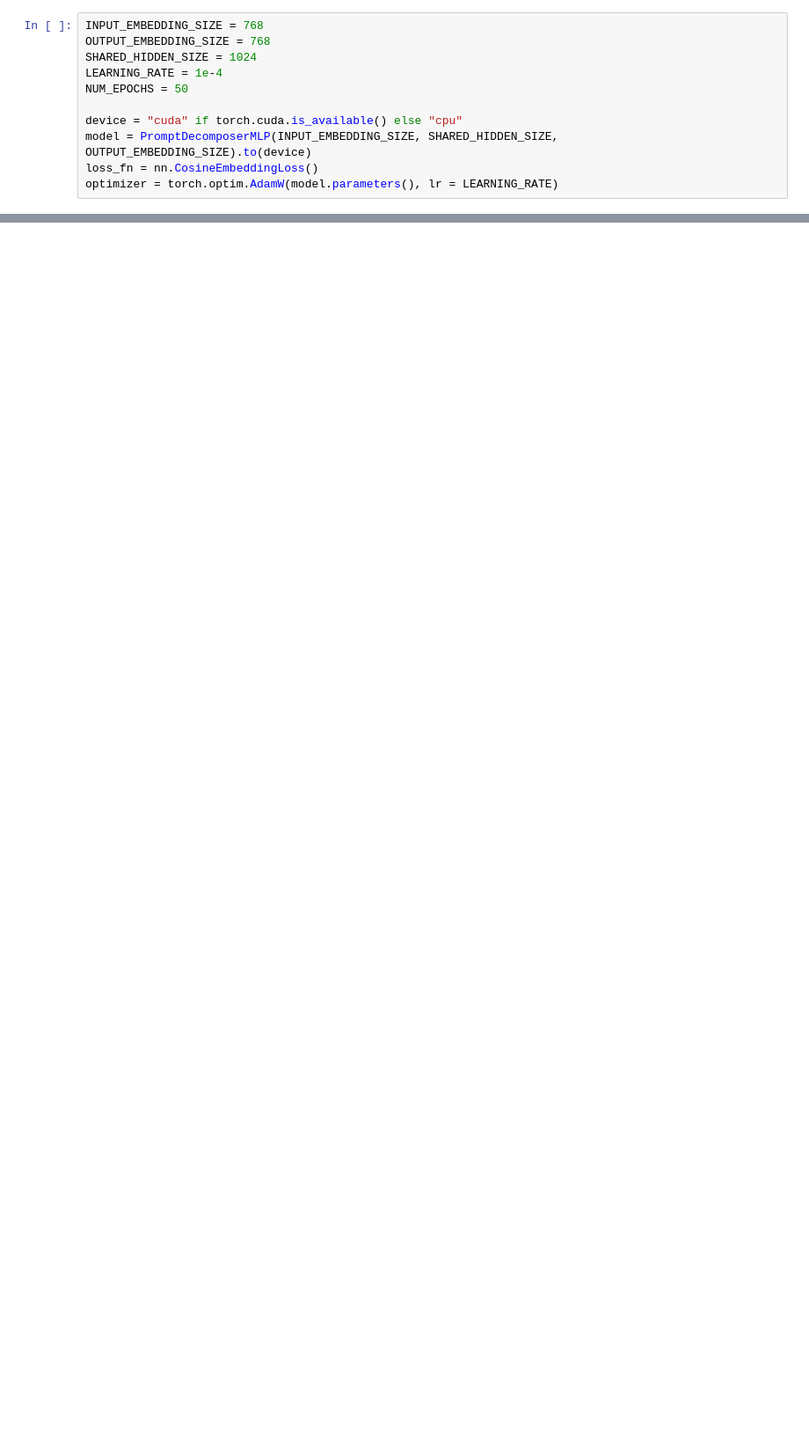
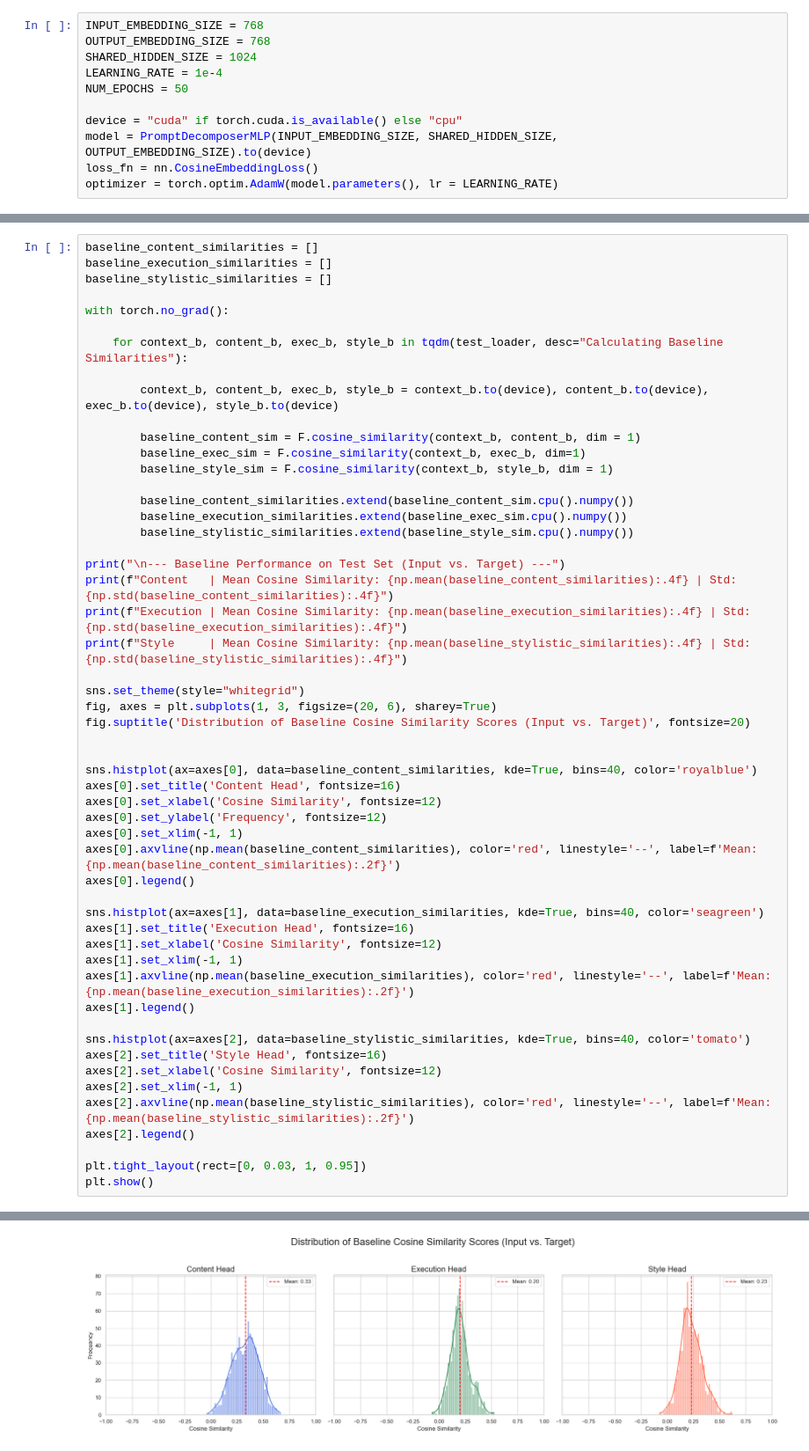
Before and after one commit to duncanmcdonald55/Contextual-Prompt-Inversion, a Jupyter notebook: train.ipynb, the cells around one changed output, grey strips where cells are left out. Shown at 88% size. Cells and saved outputs as stored; diff of their text form; blank space fills up the shorter version.

```diff
--- a/train.ipynb
+++ b/train.ipynb
@@ -96,0 +285,54 @@ optimizer = torch.optim.AdamW(model.parameters(), lr = LEARNING_RATE)
+# %%
+baseline_content_similarities = []
+baseline_execution_similarities = []
+baseline_stylistic_similarities = []
+
+with torch.no_grad():
+
+    for context_b, content_b, exec_b, style_b in tqdm(test_loader, desc="Calculating Baseline Similarities"):
+
+        context_b, content_b, exec_b, style_b = context_b.to(device), content_b.to(device), exec_b.to(device), style_b.to(device)
+
+        baseline_content_sim = F.cosine_similarity(context_b, content_b, dim = 1)
+        baseline_exec_sim = F.cosine_similarity(context_b, exec_b, dim=1)
+        baseline_style_sim = F.cosine_similarity(context_b, style_b, dim = 1)
+
+        baseline_content_similarities.extend(baseline_content_sim.cpu().numpy())
+        baseline_execution_similarities.extend(baseline_exec_sim.cpu().numpy())
+        baseline_stylistic_similarities.extend(baseline_style_sim.cpu().numpy())
+
+print("\n--- Baseline Performance on Test Set (Input vs. Target) ---")
+print(f"Content   | Mean Cosine Similarity: {np.mean(baseline_content_similarities):.4f} | Std: {np.std(baseline_content_similarities):.4f}")
+print(f"Execution | Mean Cosine Similarity: {np.mean(baseline_execution_similarities):.4f} | Std: {np.std(baseline_execution_similarities):.4f}")
+print(f"Style     | Mean Cosine Similarity: {np.mean(baseline_stylistic_similarities):.4f} | Std: {np.std(baseline_stylistic_similarities):.4f}")
+
+sns.set_theme(style="whitegrid")
+fig, axes = plt.subplots(1, 3, figsize=(20, 6), sharey=True)
+fig.suptitle('Distribution of Baseline Cosine Similarity Scores (Input vs. Target)', fontsize=20)
+
+
+sns.histplot(ax=axes[0], data=baseline_content_similarities, kde=True, bins=40, color='royalblue')
+axes[0].set_title('Content Head', fontsize=16)
+axes[0].set_xlabel('Cosine Similarity', fontsize=12)
+axes[0].set_ylabel('Frequency', fontsize=12)
+axes[0].set_xlim(-1, 1)
+axes[0].axvline(np.mean(baseline_content_similarities), color='red', linestyle='--', label=f'Mean: {np.mean(baseline_content_similarities):.2f}')
+axes[0].legend()
+
+sns.histplot(ax=axes[1], data=baseline_execution_similarities, kde=True, bins=40, color='seagreen')
+axes[1].set_title('Execution Head', fontsize=16)
+axes[1].set_xlabel('Cosine Similarity', fontsize=12)
+axes[1].set_xlim(-1, 1)
+axes[1].axvline(np.mean(baseline_execution_similarities), color='red', linestyle='--', label=f'Mean: {np.mean(baseline_execution_similarities):.2f}')
+axes[1].legend()
+
+sns.histplot(ax=axes[2], data=baseline_stylistic_similarities, kde=True, bins=40, color='tomato')
+axes[2].set_title('Style Head', fontsize=16)
+axes[2].set_xlabel('Cosine Similarity', fontsize=12)
+axes[2].set_xlim(-1, 1)
+axes[2].axvline(np.mean(baseline_stylistic_similarities), color='red', linestyle='--', label=f'Mean: {np.mean(baseline_stylistic_similarities):.2f}')
+axes[2].legend()
+
+plt.tight_layout(rect=[0, 0.03, 1, 0.95])
+plt.show()
+# %% [output]
@@ -96,0 +343 @@ optimizer = torch.optim.AdamW(model.parameters(), lr = LEARNING_RATE)
+[figure, added]
```
Also changed, not shown: parts of 7 cells of this notebook.
